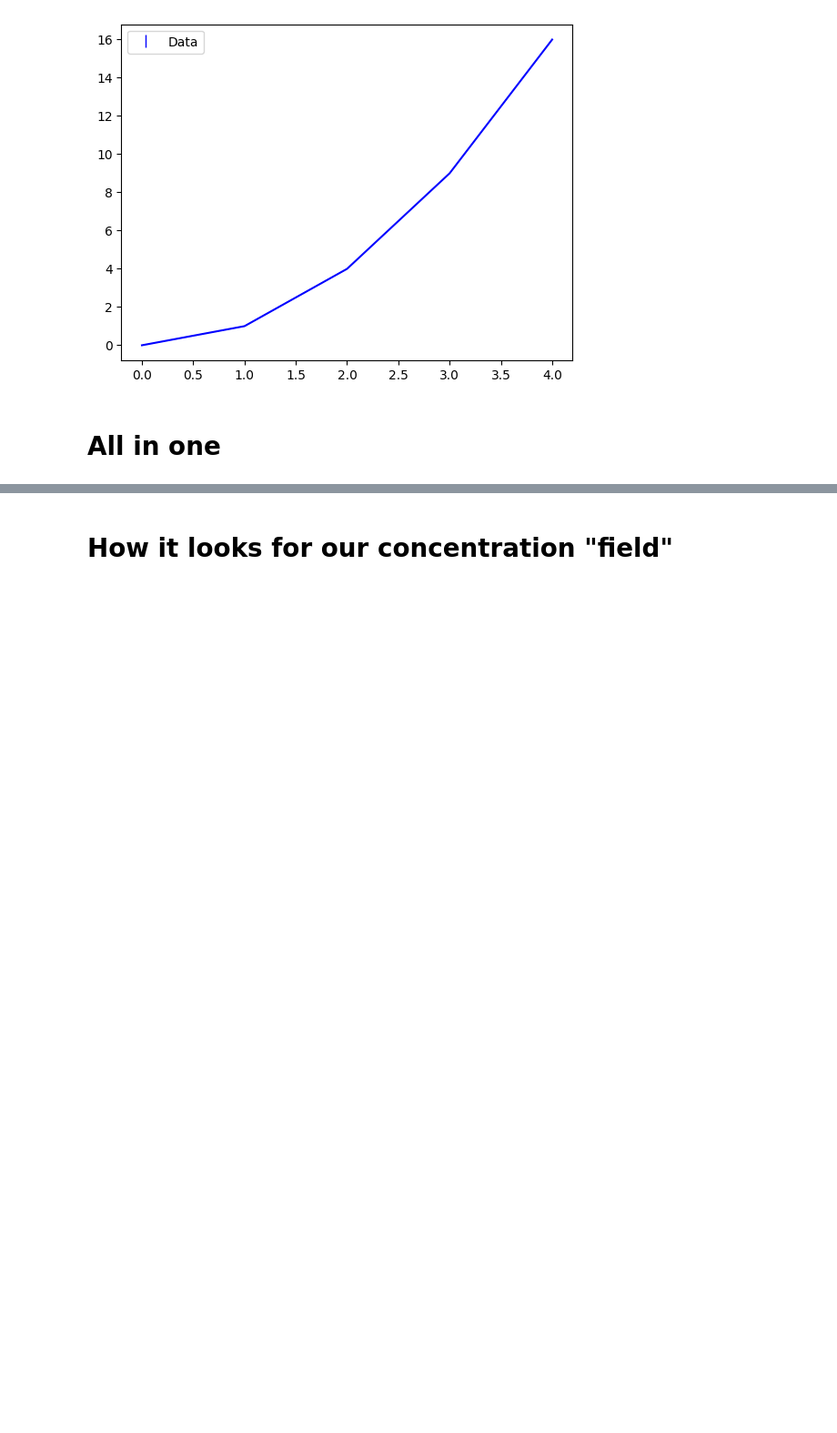
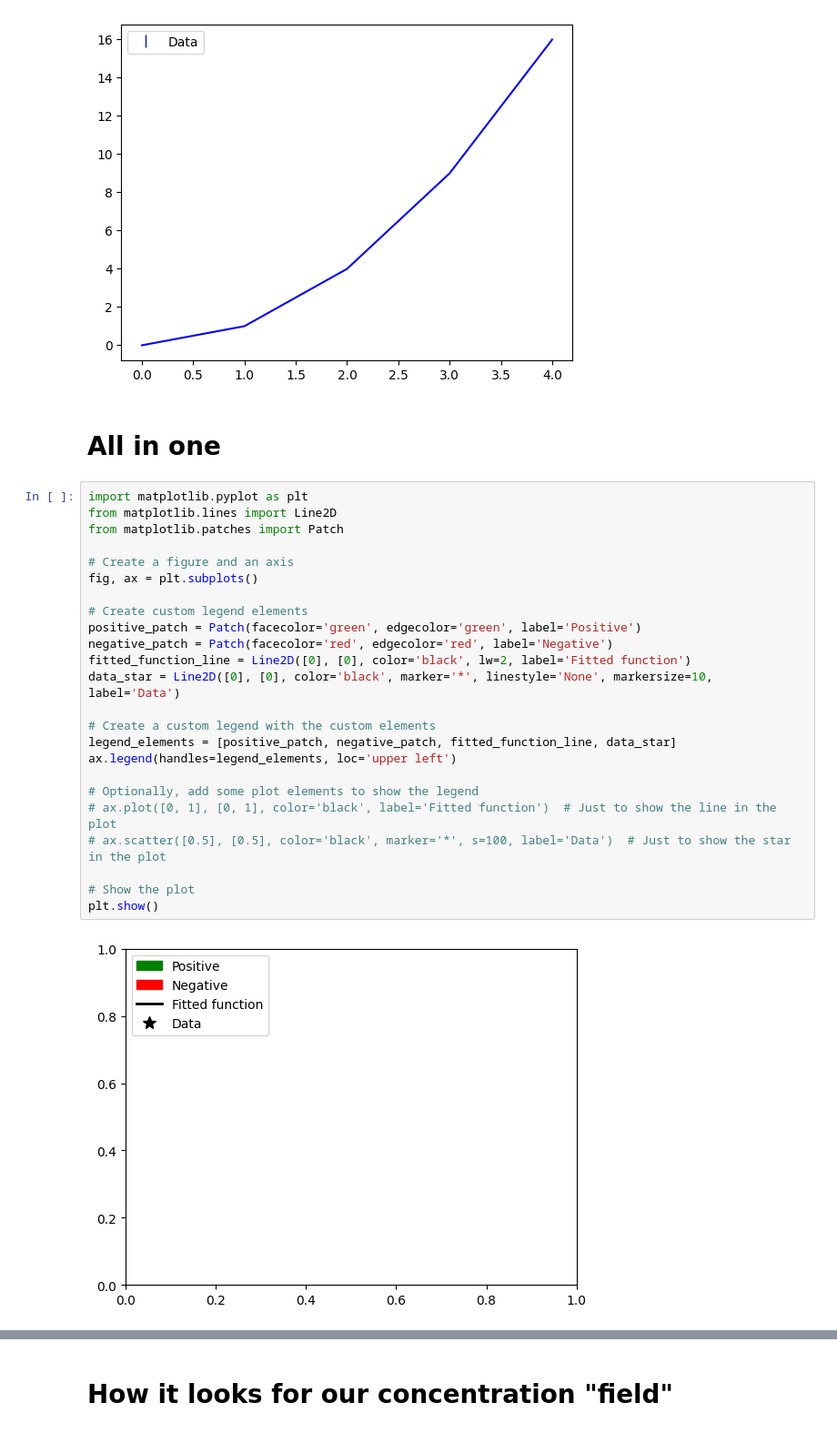
Before and after one commit to RiccardoFrenner/finn-nnpie, a Jupyter notebook: src/talk_plot_3pinn.ipynb, the cells around one changed output, grey strips where cells are left out. Shown at 91% size. Saved outputs shown, nothing was run; the diff lists cells and outputs as text; blank space fills up the shorter version.

```diff
--- a/src/talk_plot_3pinn.ipynb
+++ b/src/talk_plot_3pinn.ipynb
@@ -168,5 +168,31 @@ plt.show()
 [figure]
 # %% [markdown]
 # All in one
+# %%
+import matplotlib.pyplot as plt
+from matplotlib.lines import Line2D
+from matplotlib.patches import Patch
+
+# Create a figure and an axis
+fig, ax = plt.subplots()
+
+# Create custom legend elements
+positive_patch = Patch(facecolor='green', edgecolor='green', label='Positive')
+negative_patch = Patch(facecolor='red', edgecolor='red', label='Negative')
+fitted_function_line = Line2D([0], [0], color='black', lw=2, label='Fitted function')
+data_star = Line2D([0], [0], color='black', marker='*', linestyle='None', markersize=10, label='Data')
+
+# Create a custom legend with the custom elements
+legend_elements = [positive_patch, negative_patch, fitted_function_line, data_star]
+ax.legend(handles=legend_elements, loc='upper left')
+
+# Optionally, add some plot elements to show the legend
+# ax.plot([0, 1], [0, 1], color='black', label='Fitted function')  # Just to show the line in the plot
+# ax.scatter([0.5], [0.5], color='black', marker='*', s=100, label='Data')  # Just to show the star in the plot
+
+# Show the plot
+plt.show()
+# %% [output]
+[figure, added]
 # %%
 import numpy as np
```
Also changed, not shown: parts of 10 cells of this notebook, 5 other files.
